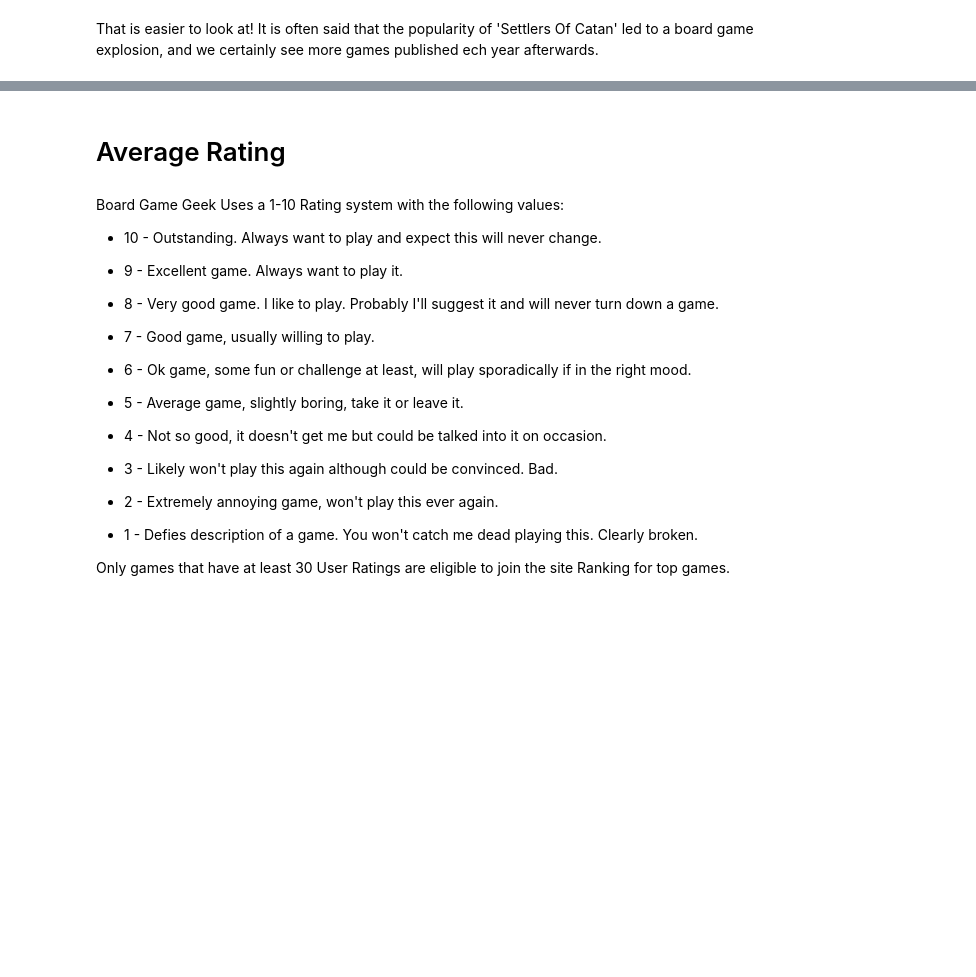
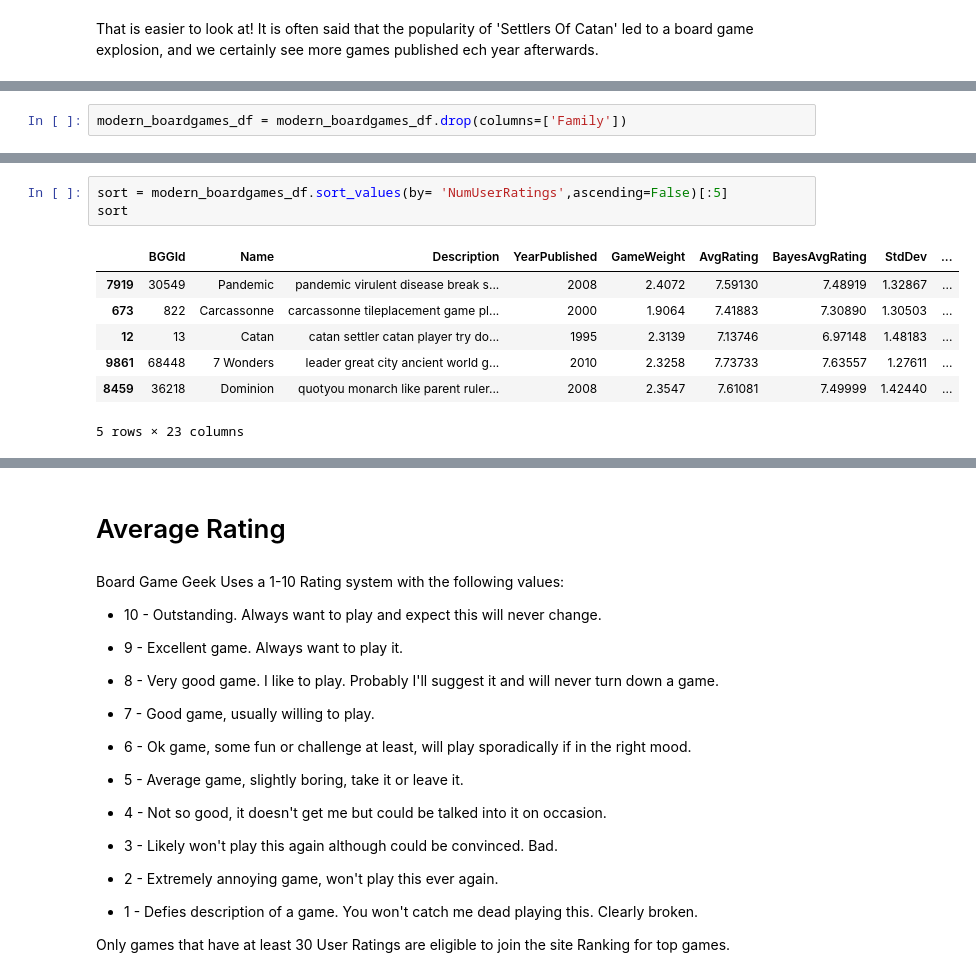
Before and after one commit to mcumiskey/Meeple-Matchmaker, a Jupyter notebook: EDA.ipynb, the cells around one changed output, grey strips where cells are left out. Saved outputs shown, nothing was run; the diff lists cells and outputs as text; blank space fills up the shorter version.

```diff
--- a/EDA.ipynb
+++ b/EDA.ipynb
@@ -101,0 +127,2 @@ I think it would be interesting to do a before and after T-test of games publish
+# %%
+modern_boardgames_df = modern_boardgames_df.drop(columns=['Family'])
@@ -101,0 +140,11 @@ I think it would be interesting to do a before and after T-test of games publish
+# %%
+sort = modern_boardgames_df.sort_values(by= 'NumUserRatings',ascending=False)[:5]
+sort
+# %% [output]
+|  | BGGId | Name | Description | YearPublished | GameWeight | AvgRating | BayesAvgRating | StdDev | ... |
+| 7919 | 30549 | Pandemic | pandemic virulent disease break s... | 2008 | 2.4072 | 7.59130 | 7.48919 | 1.32867 | ... |
+| 673 | 822 | Carcassonne | carcassonne tileplacement game pl... | 2000 | 1.9064 | 7.41883 | 7.30890 | 1.30503 | ... |
+| 12 | 13 | Catan | catan settler catan player try do... | 1995 | 2.3139 | 7.13746 | 6.97148 | 1.48183 | ... |
+| 9861 | 68448 | 7 Wonders | leader great city ancient world g... | 2010 | 2.3258 | 7.73733 | 7.63557 | 1.27611 | ... |
+| 8459 | 36218 | Dominion | quotyou monarch like parent ruler... | 2008 | 2.3547 | 7.61081 | 7.49999 | 1.42440 | ... |
+5 rows × 23 columns
```
Also changed, not shown: parts of 80 cells of this notebook, 2 other files.
